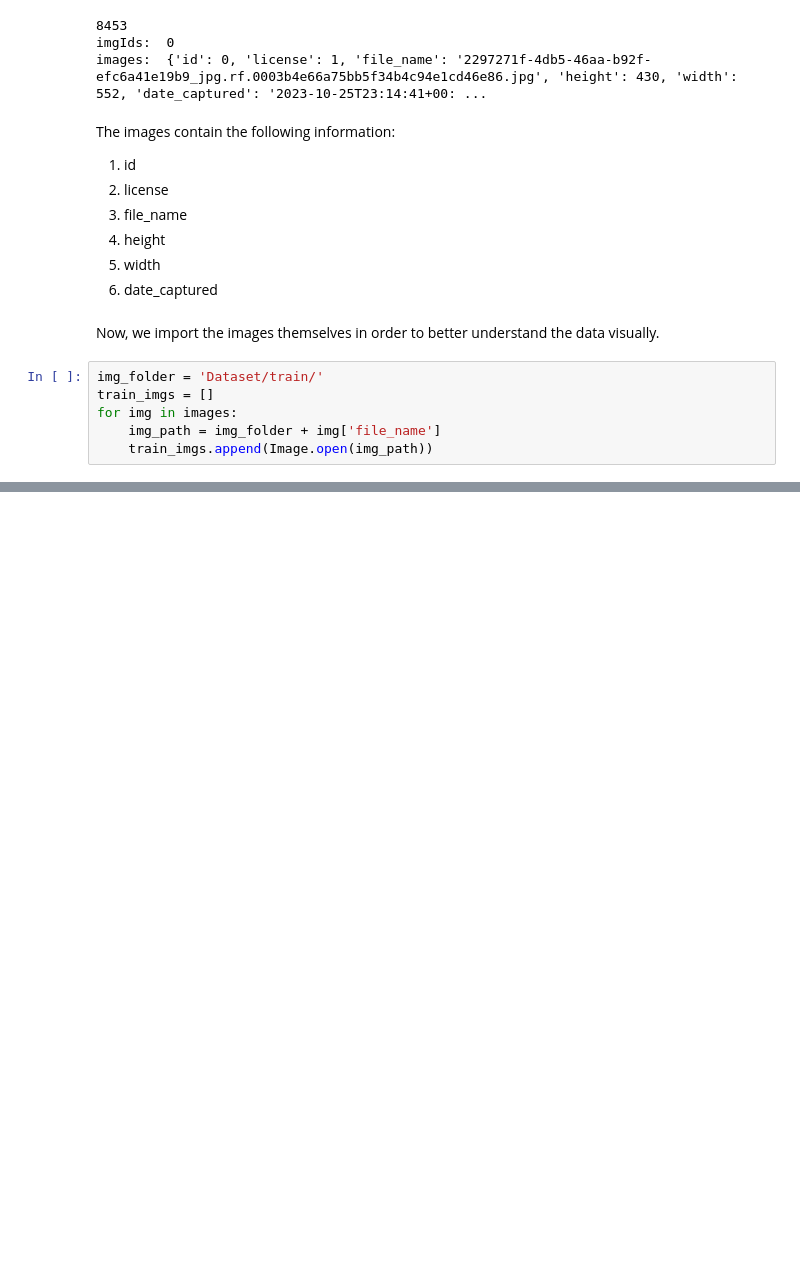
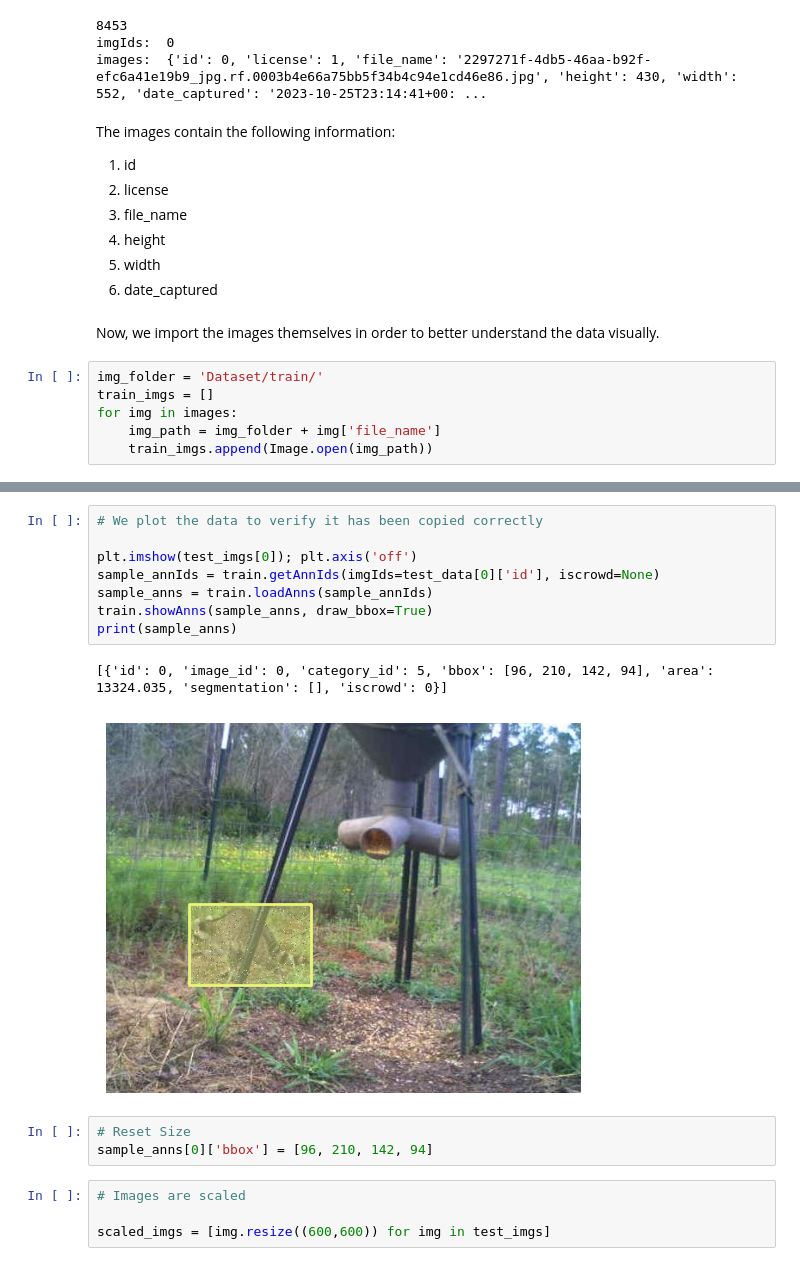
Before and after one commit to DaudRaza-NUST/DL-Project, a Jupyter notebook: Task 1-Object Detection/Task1_Train.ipynb, the cells around one changed output, grey strips where cells are left out. Drawn from its saved outputs; the diff is of its cells as text; blank space fills up the shorter version.

```diff
--- a/Task 1-Object Detection/Task1_Train.ipynb
+++ b/Task 1-Object Detection/Task1_Train.ipynb
@@ -104,0 +185,18 @@ train.showAnns(anns, draw_bbox=True)
+# %%
+# We plot the data to verify it has been copied correctly
+
+plt.imshow(test_imgs[0]); plt.axis('off')
+sample_annIds = train.getAnnIds(imgIds=test_data[0]['id'], iscrowd=None)
+sample_anns = train.loadAnns(sample_annIds)
+train.showAnns(sample_anns, draw_bbox=True)
+print(sample_anns)
+# %% [output]
+[{'id': 0, 'image_id': 0, 'category_id': 5, 'bbox': [96, 210, 142, 94], 'area': 13324.035, 'segmentation': [], 'iscrowd': 0}]
+[figure, added]
+# %%
+# Reset Size
+sample_anns[0]['bbox'] = [96, 210, 142, 94]
+# %%
+# Images are scaled
+
+scaled_imgs = [img.resize((600,600)) for img in test_imgs]
```
Also changed, not shown: parts of 25 cells of this notebook, 5 other files.
